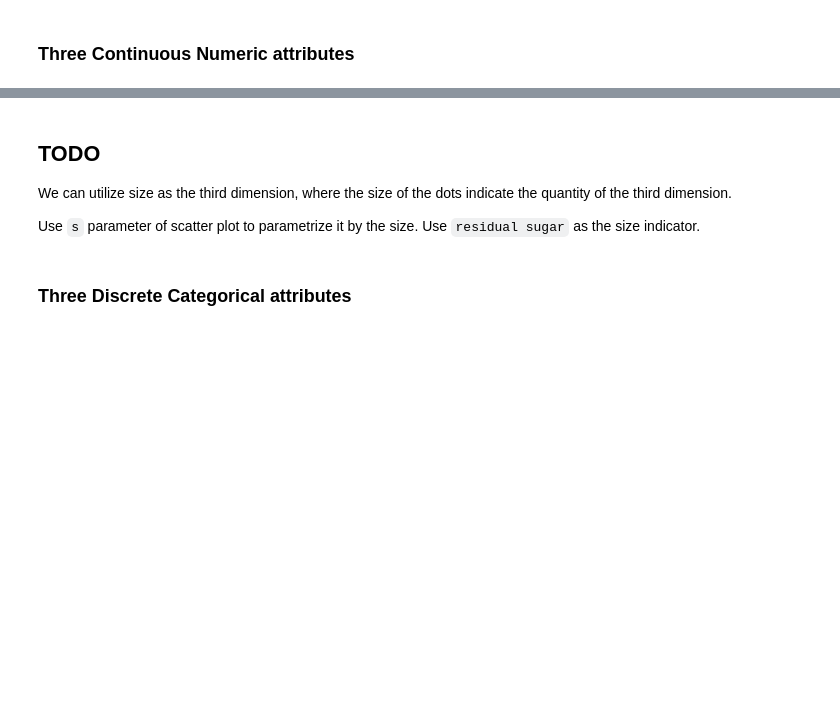
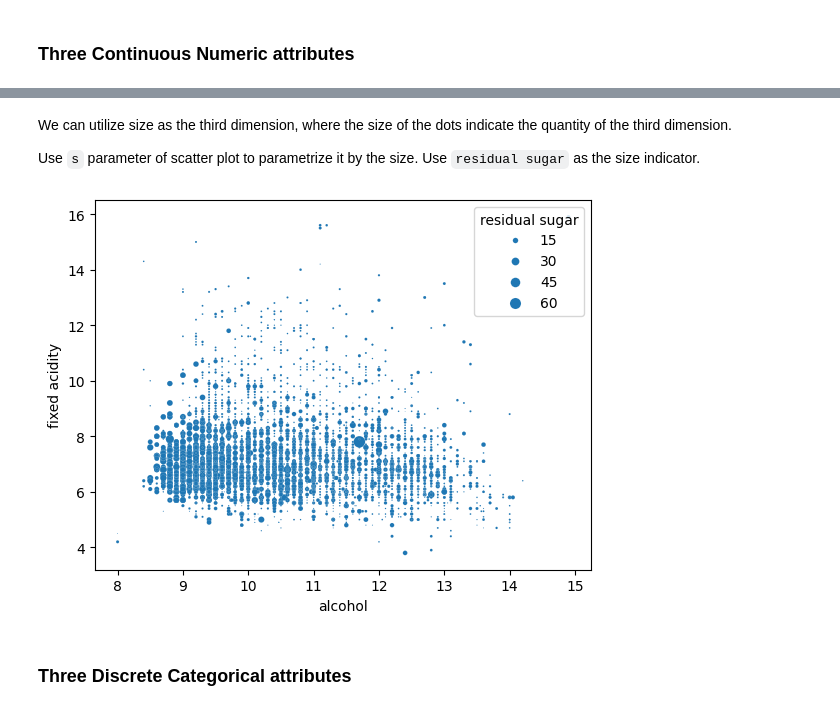
Before and after one commit to NicPack/Large-Datasets-Visualization, a Jupyter notebook: lab2/lab_1_descriptive_analytics.ipynb, the cells around one changed output, grey strips where cells are left out. Cells and saved outputs as stored; diff of their text form; code cells hidden in the pictures; blank space fills up the shorter version.

```diff
--- a/lab2/lab_1_descriptive_analytics.ipynb
+++ b/lab2/lab_1_descriptive_analytics.ipynb
@@ -401,9 +394,14 @@ ax.set_zlabel("Alcohol")
 # %% [markdown]
-## TODO
-
 We can utilize size as the third dimension, where the size of the dots indicate the quantity of the third dimension.
 
 Use `s` parameter of scatter plot to parametrize it by the size. Use `residual sugar` as the size indicator.
+# %%
+sns.scatterplot(
+    data=wines, x="alcohol", y="fixed acidity", size="residual sugar", sizes=(0, 70)
+)
+plt.show()
+# %% [output]
+[figure, added]
 # %% [markdown]
 ### Three Discrete Categorical attributes
 # %%
```
Also changed, not shown: parts of 33 cells of this notebook.
